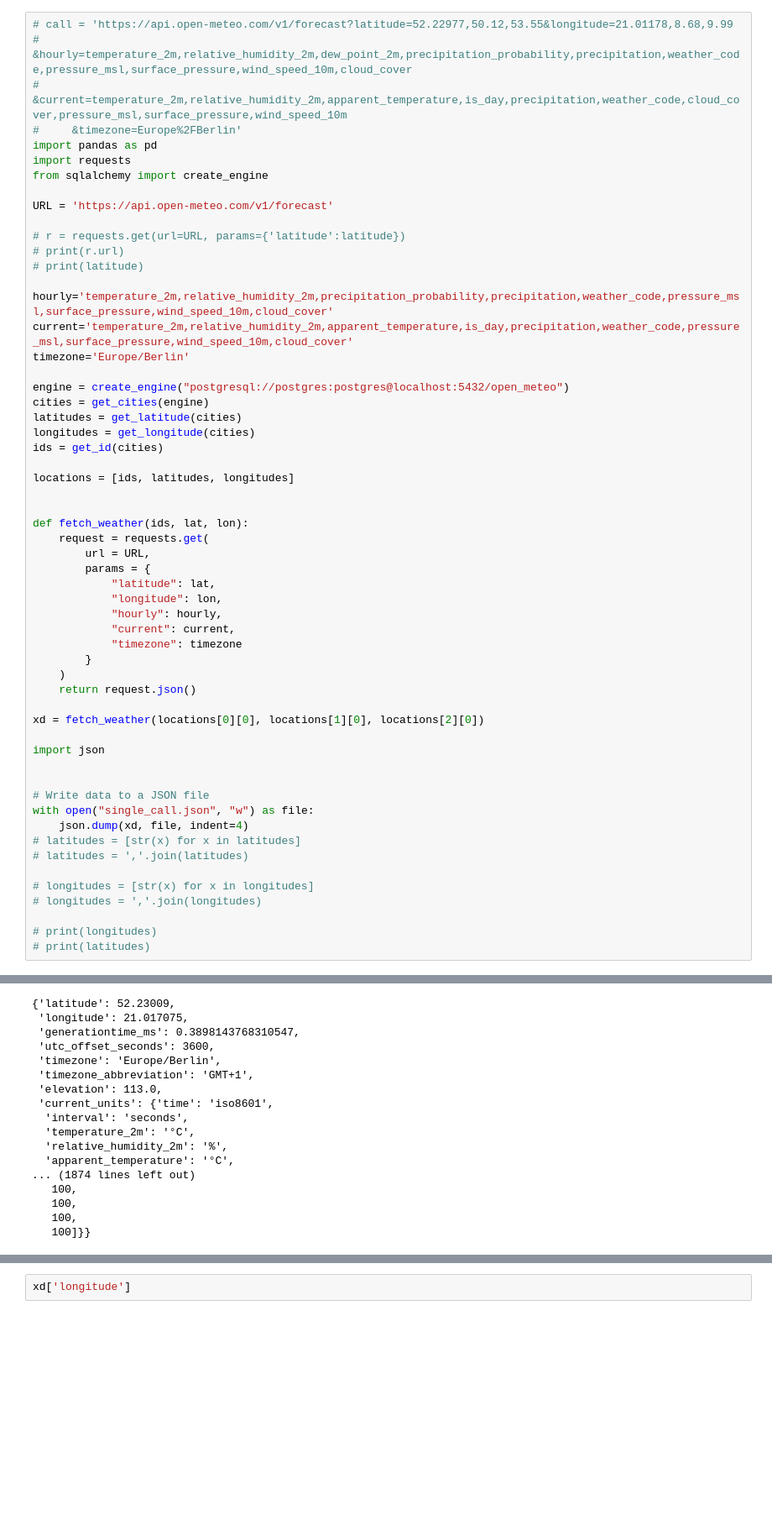
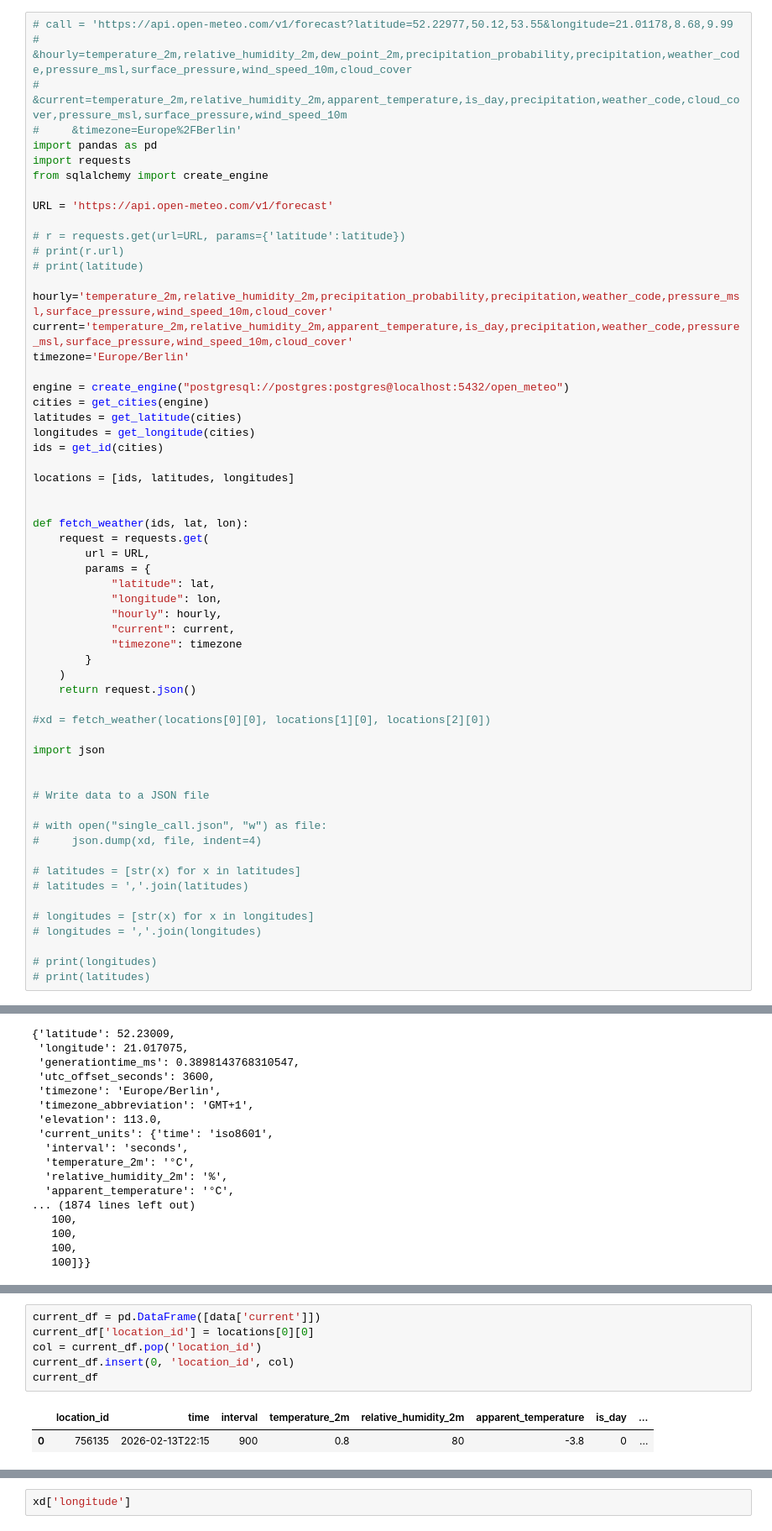
Before and after one commit to kinsin5/open-meteo-project, a Jupyter notebook: forcast.ipynb, the cells around one changed output, grey strips where cells are left out. Shown at 84% size. Saved outputs shown, nothing was run; the diff lists cells and outputs as text; blank space fills up the shorter version.

```diff
--- a/forcast.ipynb
+++ b/forcast.ipynb
@@ -170,14 +81,16 @@ def fetch_weather(ids, lat, lon):
     )
     return request.json()
 
-xd = fetch_weather(locations[0][0], locations[1][0], locations[2][0])
+#xd = fetch_weather(locations[0][0], locations[1][0], locations[2][0])
 
 import json
 
 
 # Write data to a JSON file
-with open("single_call.json", "w") as file:
-    json.dump(xd, file, indent=4)
+
+# with open("single_call.json", "w") as file:
+#     json.dump(xd, file, indent=4)
+
 # latitudes = [str(x) for x in latitudes]
 # latitudes = ','.join(latitudes)
 
@@ -242,0 +155,9 @@ data
+# %%
+current_df = pd.DataFrame([data['current']])
+current_df['location_id'] = locations[0][0]
+col = current_df.pop('location_id')
+current_df.insert(0, 'location_id', col)
+current_df
+# %% [output]
+|  | location_id | time | interval | temperature_2m | relative_humidity_2m | apparent_temperature | is_day | ... |
+| 0 | 756135 | 2026-02-13T22:15 | 900 | 0.8 | 80 | -3.8 | 0 | ... |
```
Also changed, not shown: parts of 10 cells of this notebook.
